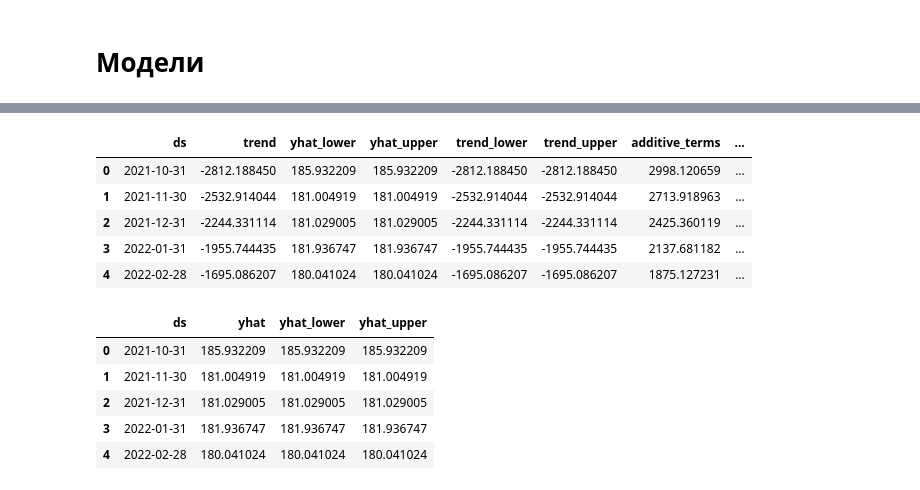
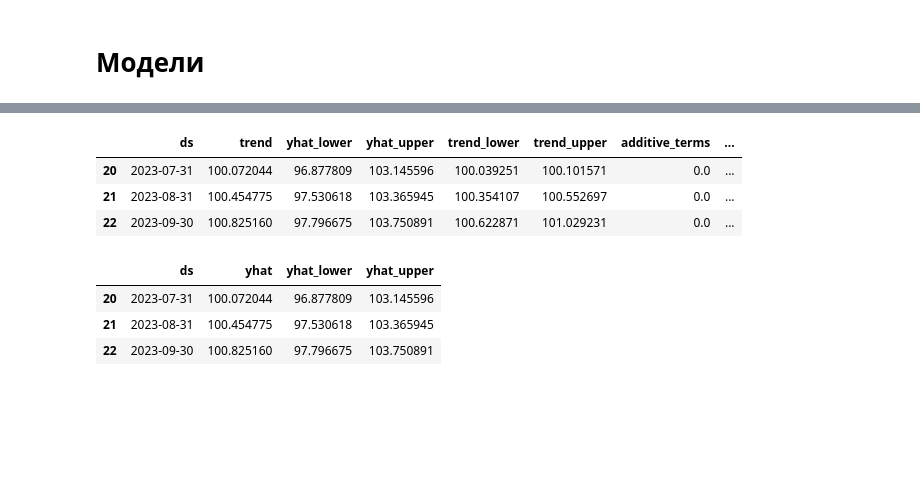
Before and after one commit to IT-Platoon/DashboardSber, a Jupyter notebook: src/notebooks/model.ipynb, the cells around one changed output, grey strips where cells are left out. Cells and saved outputs as stored; diff of their text form; code cells hidden in the pictures; blank space fills up the shorter version.

```diff
--- a/src/notebooks/model.ipynb
+++ b/src/notebooks/model.ipynb
@@ -89,4 +170,7 @@ level_cols = df_acquiring.columns[df_acquiring.columns.str.contains("клиен
 # %%
-timeseries = df_acquiring[series_cols].sum().values
+# timeseries = df_cr_pr.cr
+timeseries = df_cr_pr.pr
+# timeseries = df_acquiring[series_cols].sum().values
+
 len(timeseries)
 # %% [output]
@@ -96,5 +180,6 @@ train_timeseries = timeseries[0:TRAIN_END]
 eval_timeseries = timeseries[TRAIN_END::]
 print(len(train_timeseries), len(eval_timeseries))
 
-days = np.arange(1, len(series_cols)+1)
+days = np.arange(1, len(train_timeseries) + len(eval_timeseries) + 1)
+len(days)
 # %% [output]
@@ -101,0 +188,5 @@ days = np.arange(1, len(series_cols)+1)
+# %%
+df = pd.DataFrame(series_cols[len(series_cols) - len(days):], columns=["ds"])
+df['ds'] = pd.to_datetime(df['ds'], format='%Y-%m-%d')
+df.loc[:, "y"] = timeseries
+df.tail()
@@ -112,6 +209,0 @@ plt.ylabel("Unit sales");
-# %%
-# dates = calendar.iloc[0:len(timeseries)].date.values
-df = pd.DataFrame(series_cols, columns=["ds"])
-df['ds'] = pd.to_datetime(df['ds'], format='%Y-%m-%d')
-df.loc[:, "y"] = timeseries
-df.head()
@@ -134,7 +219,13 @@ print(eval_df.shape)
 # %%
-m = Prophet()
-m.fit(train_df)
-future = m.make_future_dataframe(periods=abs(TRAIN_END), freq='M')
-forecast = m.predict(future)
-forecast.head()
+model = Prophet()
+# model.add_regressor('tmp')
+model.fit(train_df)
+
+# future = model.make_future_dataframe(periods=abs(TRAIN_END), freq='M')
+# future['tmp'] = [np.random.randint(-50, 50) for i in range(future.shape[0])]
+
+pred = model.predict(eval_df)
+pred.index = eval_df.index
+
+pred.head()
 # %% [output]
@@ -143,16 +234,12 @@ forecast.head()
 |  | ds | trend | yhat_lower | yhat_upper | trend_lower | trend_upper | additive_terms | ... |
-| 0 | 2021-10-31 | -2812.188450 | 185.932209 | 185.932209 | -2812.188450 | -2812.188450 | 2998.120659 | ... |
-| 1 | 2021-11-30 | -2532.914044 | 181.004919 | 181.004919 | -2532.914044 | -2532.914044 | 2713.918963 | ... |
-| 2 | 2021-12-31 | -2244.331114 | 181.029005 | 181.029005 | -2244.331114 | -2244.331114 | 2425.360119 | ... |
-| 3 | 2022-01-31 | -1955.744435 | 181.936747 | 181.936747 | -1955.744435 | -1955.744435 | 2137.681182 | ... |
-| 4 | 2022-02-28 | -1695.086207 | 180.041024 | 180.041024 | -1695.086207 | -1695.086207 | 1875.127231 | ... |
+| 20 | 2023-07-31 | 100.072044 | 96.877809 | 103.145596 | 100.039251 | 100.101571 | 0.0 | ... |
+| 21 | 2023-08-31 | 100.454775 | 97.530618 | 103.365945 | 100.354107 | 100.552697 | 0.0 | ... |
+| 22 | 2023-09-30 | 100.825160 | 97.796675 | 103.750891 | 100.622871 | 101.029231 | 0.0 | ... |
 # %%
 col_int = ['ds', 'yhat', 'yhat_lower', 'yhat_upper']
-forecast[col_int].head()
+pred[col_int].head()
 # %% [output]
 |  | ds | yhat | yhat_lower | yhat_upper |
-| 0 | 2021-10-31 | 185.932209 | 185.932209 | 185.932209 |
-| 1 | 2021-11-30 | 181.004919 | 181.004919 | 181.004919 |
-| 2 | 2021-12-31 | 181.029005 | 181.029005 | 181.029005 |
-| 3 | 2022-01-31 | 181.936747 | 181.936747 | 181.936747 |
-| 4 | 2022-02-28 | 180.041024 | 180.041024 | 180.041024 |
+| 20 | 2023-07-31 | 100.072044 | 96.877809 | 103.145596 |
+| 21 | 2023-08-31 | 100.454775 | 97.530618 | 103.365945 |
+| 22 | 2023-09-30 | 100.825160 | 97.796675 | 103.750891 |
```
Also changed, not shown: parts of 24 cells of this notebook, 2 other files.
